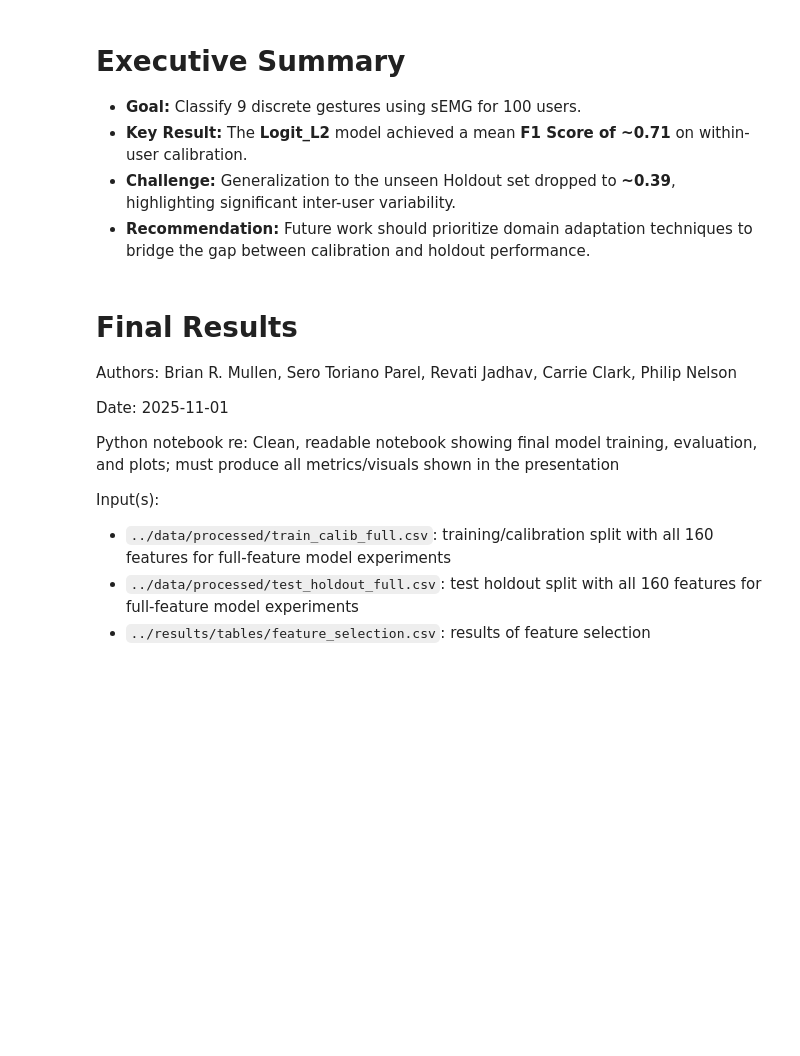
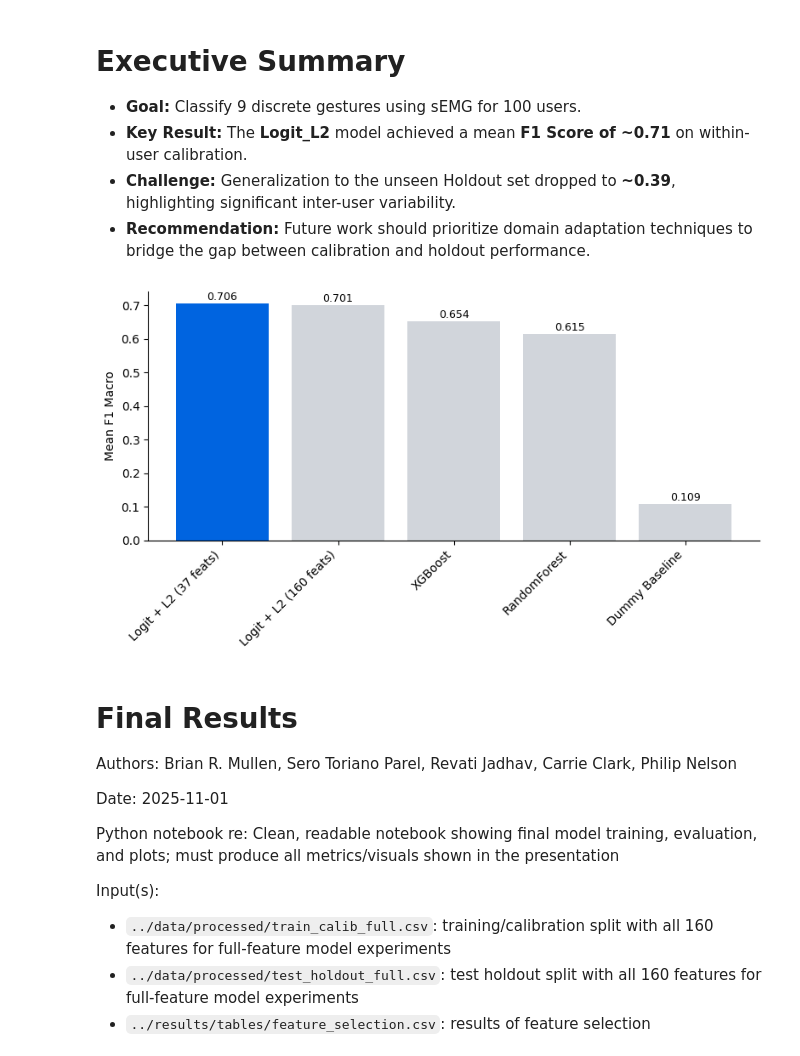
Before and after one commit to seroparelphd/fall-2025-gesture-recognition, a Jupyter notebook: notebooks/final_results.ipynb, the cells around one changed output. Drawn from its saved outputs; the diff is of its cells as text; code cells hidden in the pictures; blank space fills up the shorter version.

Commit message:
Docs: update technical comparison plot with L2 regularization details

```diff
--- a/notebooks/final_results.ipynb
+++ b/notebooks/final_results.ipynb
@@ -4,6 +4,55 @@
 * **Key Result:** The **Logit_L2** model achieved a mean **F1 Score of ~0.71** on within-user calibration.
 * **Challenge:** Generalization to the unseen Holdout set dropped to **~0.39**, highlighting significant inter-user variability.
 * **Recommendation:** Future work should prioritize domain adaptation techniques to bridge the gap between calibration and holdout performance.
+# %%
+# Story plot: technical comparison (Meta Blue highlight)
+from pathlib import Path
+import pandas as pd
+import matplotlib.pyplot as plt
+
+# Load comparison table
+results_path = Path("../results/tables/model_comparison.csv")
+results_df = pd.read_csv(results_path)
+
+mapping = {
+    'Logit_L2': 'Logit + L2 (37 feats)',
+    'Logit_All_L2': 'Logit + L2 (160 feats)',
+    'XGBoost': 'XGBoost',
+    'RandomForest': 'RandomForest',
+    'DummyClassifier': 'Dummy Baseline',
+}
+order = ['Logit_L2','Logit_All_L2','XGBoost','RandomForest','DummyClassifier']
+
+plot_df = results_df[results_df['Model'].isin(mapping.keys())].copy()
+plot_df['Label'] = plot_df['Model'].map(mapping)
+plot_df['Order'] = plot_df['Model'].map({m:i for i,m in enumerate(order)})
+plot_df = plot_df.sort_values('Order')
+
+colors = ['#0064e0' if m=='Logit_L2' else '#d1d5db' for m in plot_df['Model']]
+
+plt.figure(figsize=(8, 4.5))
+ax = plt.gca()
+bars = ax.bar(plot_df['Label'], plot_df['Mean_F1_Macro'], color=colors)
+
+ax.spines['top'].set_visible(False)
+ax.spines['right'].set_visible(False)
+ax.grid(False)
+ax.set_ylabel('Mean F1 Macro')
+ax.set_xlabel('')
+plt.xticks(rotation=45, ha='right')
+
+for bar, val in zip(bars, plot_df['Mean_F1_Macro']):
+    ax.text(bar.get_x() + bar.get_width()/2, bar.get_height() + 0.002, f"{val:.3f}",
+            ha='center', va='bottom', fontsize=9)
+
+plt.tight_layout()
+
+out = Path("../results/final/model_comparison_story.png")
+out.parent.mkdir(parents=True, exist_ok=True)
+plt.savefig(out, dpi=300, bbox_inches='tight')
+plt.show()
+# %% [output]
+[figure, added]
 # %%
 from src.report_utils import save_notebook_artifacts
 # %% [markdown]
```
Also changed, not shown: 2 other files.
